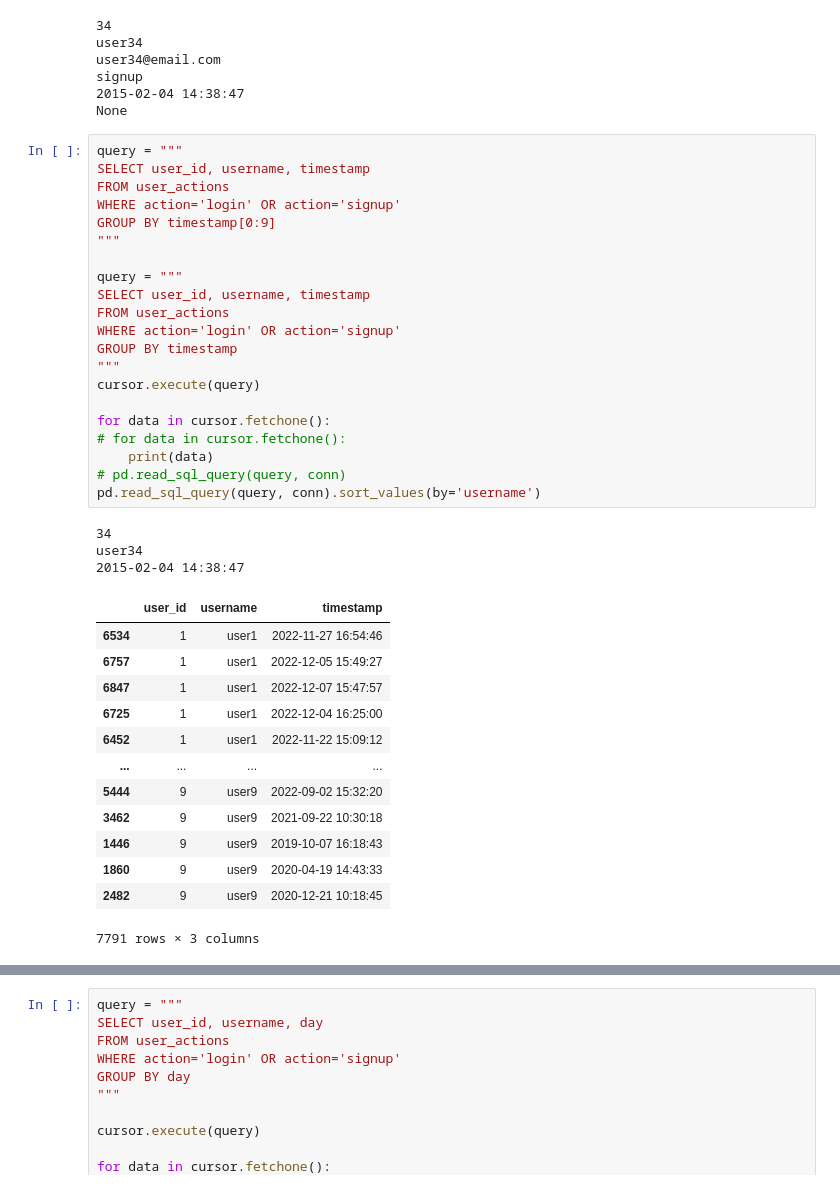
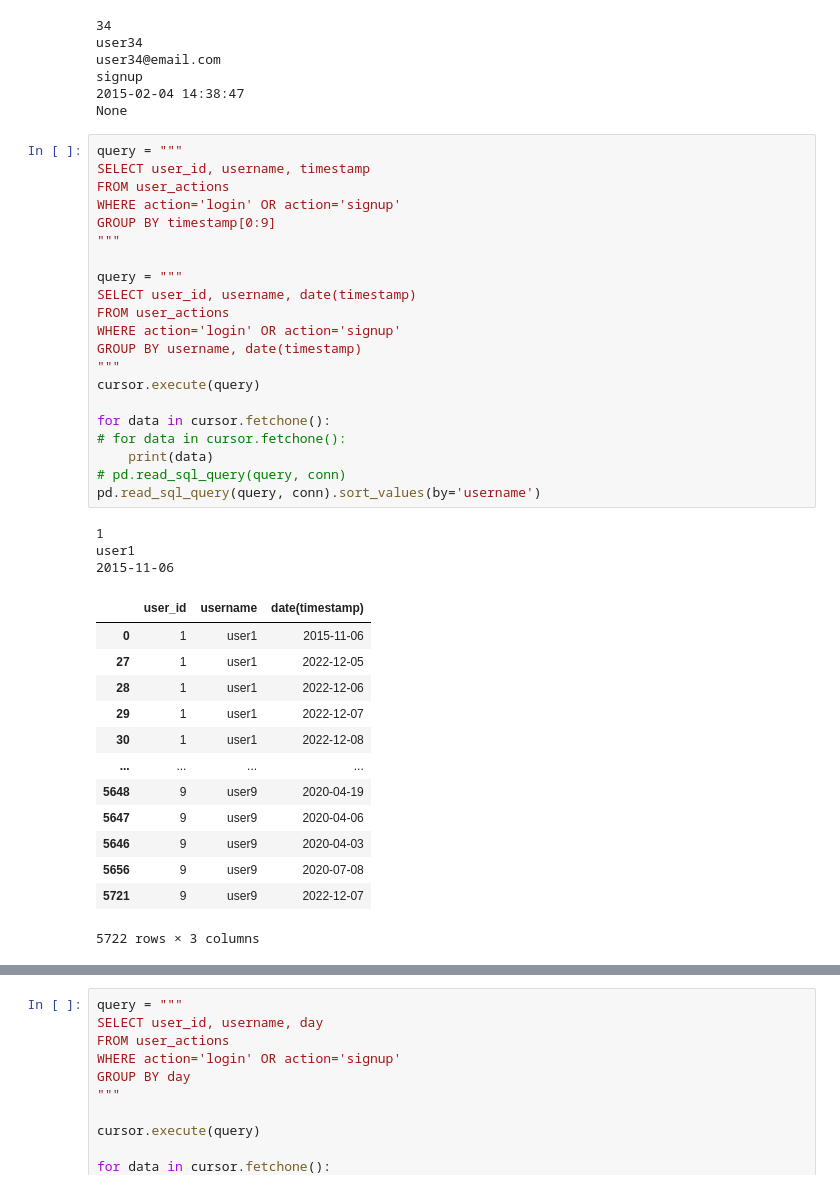
Before and after one commit to totatorbj/su-mt4007, a Jupyter notebook: HW4/HW4_investigation.ipynb, the cells around one changed output, grey strips where cells are left out. Saved outputs shown, nothing was run; the diff lists cells and outputs as text.

```diff
--- a/HW4/HW4_investigation.ipynb
+++ b/HW4/HW4_investigation.ipynb
@@ -200,38 +410,38 @@ None
 # %%
 query = """
 SELECT user_id, username, timestamp
 FROM user_actions
 WHERE action='login' OR action='signup'
 GROUP BY timestamp[0:9]
 """
 
 query = """
-SELECT user_id, username, timestamp
+SELECT user_id, username, date(timestamp)
 FROM user_actions
 WHERE action='login' OR action='signup'
-GROUP BY timestamp
+GROUP BY username, date(timestamp)
 """
 cursor.execute(query)
 
 for data in cursor.fetchone():
 # for data in cursor.fetchone():
     print(data)
 # pd.read_sql_query(query, conn)
 pd.read_sql_query(query, conn).sort_values(by='username')
 # %% [output]
-34
-user34
-2015-02-04 14:38:47
+1
+user1
+2015-11-06
-|  | user_id | username | timestamp |
-| 6534 | 1 | user1 | 2022-11-27 16:54:46 |
-| 6757 | 1 | user1 | 2022-12-05 15:49:27 |
-| 6847 | 1 | user1 | 2022-12-07 15:47:57 |
-| 6725 | 1 | user1 | 2022-12-04 16:25:00 |
-| 6452 | 1 | user1 | 2022-11-22 15:09:12 |
+|  | user_id | username | date(timestamp) |
+| 0 | 1 | user1 | 2015-11-06 |
+| 27 | 1 | user1 | 2022-12-05 |
+| 28 | 1 | user1 | 2022-12-06 |
+| 29 | 1 | user1 | 2022-12-07 |
+| 30 | 1 | user1 | 2022-12-08 |
 | ... | ... | ... | ... |
-| 5444 | 9 | user9 | 2022-09-02 15:32:20 |
-| 3462 | 9 | user9 | 2021-09-22 10:30:18 |
-| 1446 | 9 | user9 | 2019-10-07 16:18:43 |
-| 1860 | 9 | user9 | 2020-04-19 14:43:33 |
-| 2482 | 9 | user9 | 2020-12-21 10:18:45 |
+| 5648 | 9 | user9 | 2020-04-19 |
+| 5647 | 9 | user9 | 2020-04-06 |
+| 5646 | 9 | user9 | 2020-04-03 |
+| 5656 | 9 | user9 | 2020-07-08 |
+| 5721 | 9 | user9 | 2022-12-07 |
-7791 rows × 3 columns
+5722 rows × 3 columns
```
Also changed, not shown: parts of 72 cells of this notebook, 7 other files.
